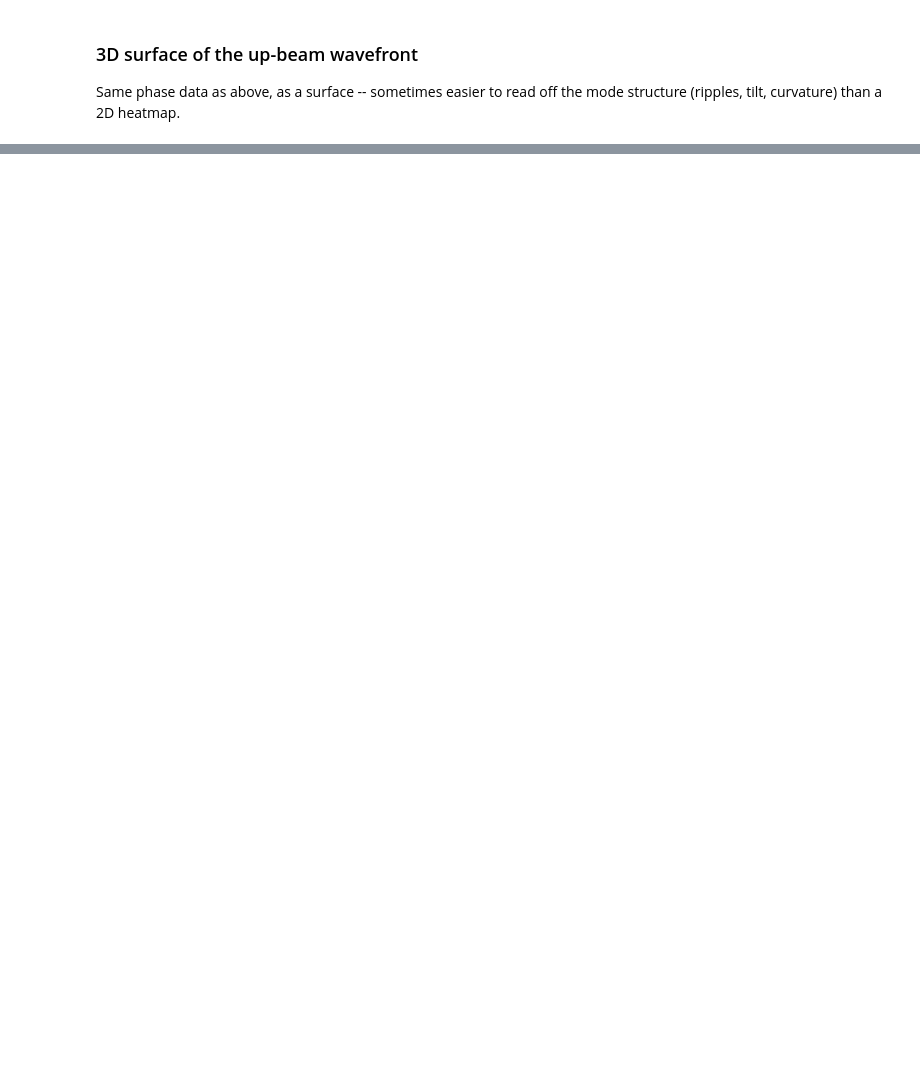
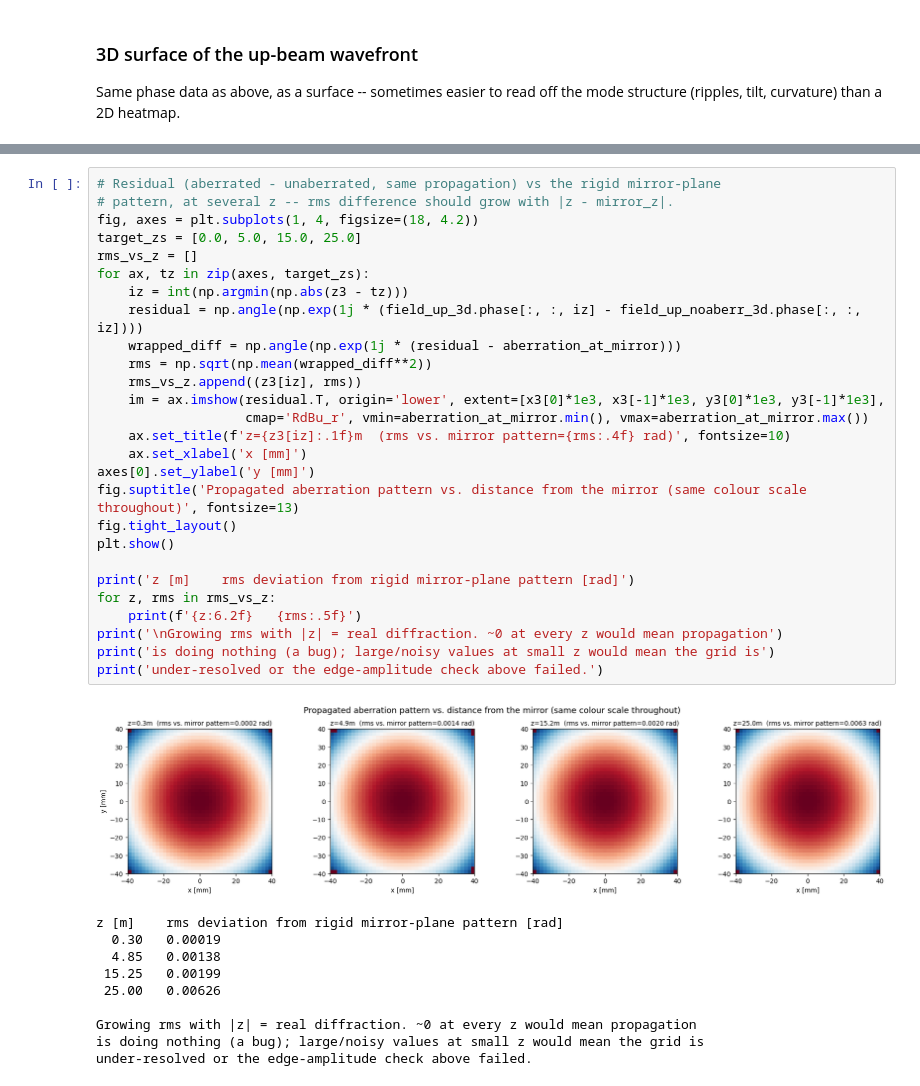
Before and after one commit to noammouelle/gaussian-wavefront-spatially-resolved-inference, a Jupyter notebook: optics/notebooks/wavefront_visualization.ipynb, the cells around one changed output, grey strips where cells are left out. Saved outputs shown, nothing was run; the diff lists cells and outputs as text; blank space fills up the shorter version.

```diff
--- a/optics/notebooks/wavefront_visualization.ipynb
+++ b/optics/notebooks/wavefront_visualization.ipynb
@@ -136,0 +201,38 @@ plt.show()
+# %%
+# Residual (aberrated - unaberrated, same propagation) vs the rigid mirror-plane
+# pattern, at several z -- rms difference should grow with |z - mirror_z|.
+fig, axes = plt.subplots(1, 4, figsize=(18, 4.2))
+target_zs = [0.0, 5.0, 15.0, 25.0]
+rms_vs_z = []
+for ax, tz in zip(axes, target_zs):
+    iz = int(np.argmin(np.abs(z3 - tz)))
+    residual = np.angle(np.exp(1j * (field_up_3d.phase[:, :, iz] - field_up_noaberr_3d.phase[:, :, iz])))
+    wrapped_diff = np.angle(np.exp(1j * (residual - aberration_at_mirror)))
+    rms = np.sqrt(np.mean(wrapped_diff**2))
+    rms_vs_z.append((z3[iz], rms))
+    im = ax.imshow(residual.T, origin='lower', extent=[x3[0]*1e3, x3[-1]*1e3, y3[0]*1e3, y3[-1]*1e3],
+                   cmap='RdBu_r', vmin=aberration_at_mirror.min(), vmax=aberration_at_mirror.max())
+    ax.set_title(f'z={z3[iz]:.1f}m  (rms vs. mirror pattern={rms:.4f} rad)', fontsize=10)
+    ax.set_xlabel('x [mm]')
+axes[0].set_ylabel('y [mm]')
+fig.suptitle('Propagated aberration pattern vs. distance from the mirror (same colour scale throughout)', fontsize=13)
+fig.tight_layout()
+plt.show()
+
+print('z [m]    rms deviation from rigid mirror-plane pattern [rad]')
+for z, rms in rms_vs_z:
+    print(f'{z:6.2f}   {rms:.5f}')
+print('\nGrowing rms with |z| = real diffraction. ~0 at every z would mean propagation')
+print('is doing nothing (a bug); large/noisy values at small z would mean the grid is')
+print('under-resolved or the edge-amplitude check above failed.')
+# %% [output]
+[figure, added]
+z [m]    rms deviation from rigid mirror-plane pattern [rad]
+  0.30   0.00019
+  4.85   0.00138
+ 15.25   0.00199
+ 25.00   0.00626
+
+Growing rms with |z| = real diffraction. ~0 at every z would mean propagation
+is doing nothing (a bug); large/noisy values at small z would mean the grid is
+under-resolved or the edge-amplitude check above failed.
```
Also changed, not shown: parts of 8 cells of this notebook, 3 other files.
